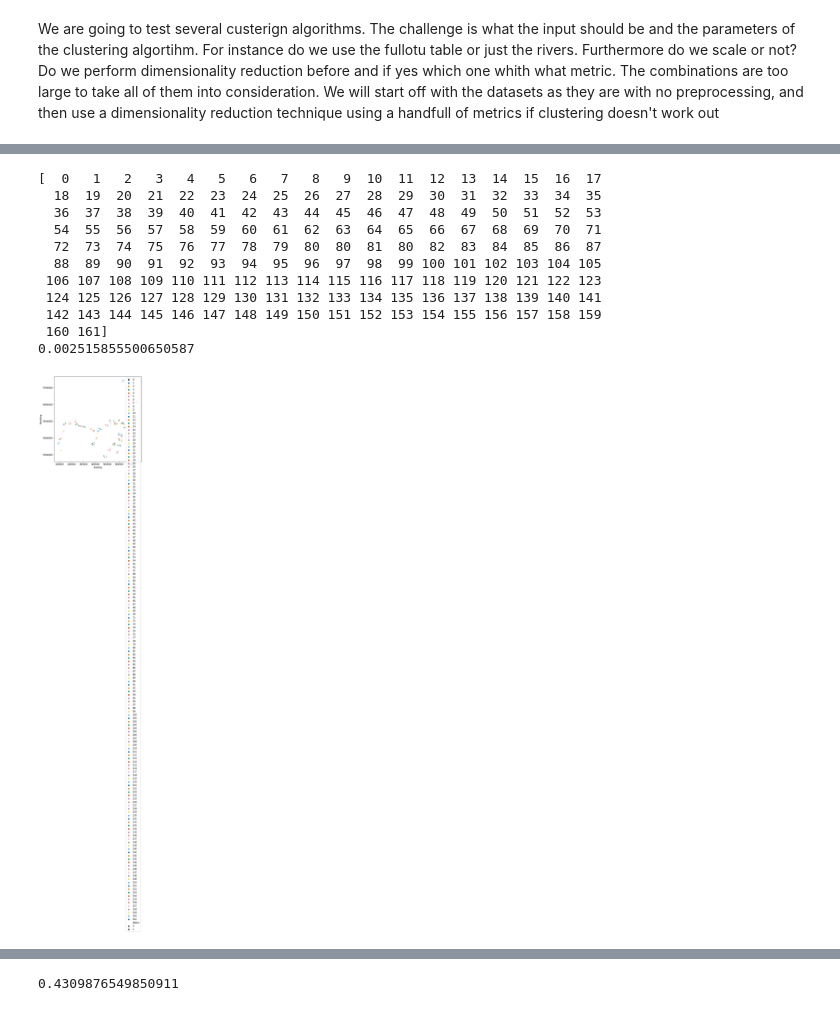
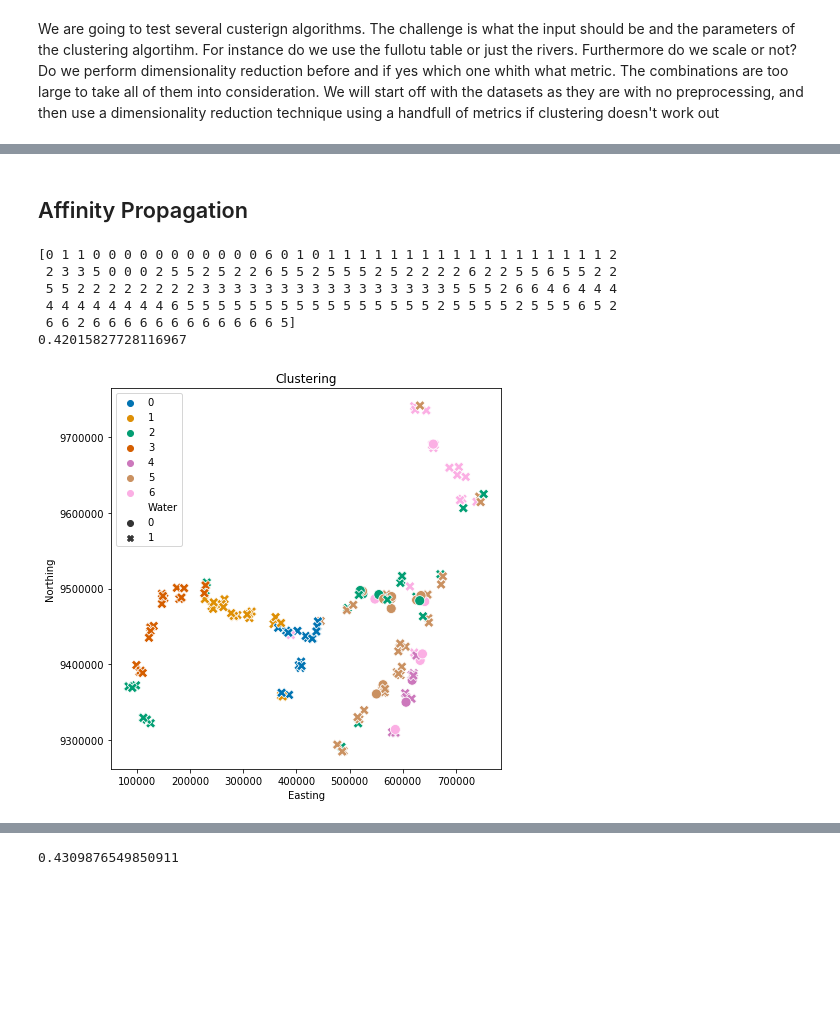
Before and after one commit to adamingas/amazon-rivers, a Jupyter notebook: UML.ipynb, the cells around one changed output, grey strips where cells are left out. Cells and saved outputs as stored; diff of their text form; code cells hidden in the pictures; blank space fills up the shorter version.

```diff
--- a/UML.ipynb
+++ b/UML.ipynb
@@ -245,8 +234,18 @@ def add_jitter(arr):
     stdev = .01*(max(arr)-min(arr))
     return arr + np.random.randn(len(arr)) * stdev
 # %%
-def cluster_on_map(labels):
+def cluster_on_map(labels,title= "Clustering",**kwargs):
     plt.subplots(figsize = (7,7))
     X,Y = (add_jitter(wwfdf.Easting), add_jitter(wwfdf.Northing))
-    sns.scatterplot(x= X,y=Y,
-                    hue=labels,palette=[(0,0,0)]+sns.color_palette("colorblind", labels.max()),style=wwfdf.Water,s=100)
+    if labels.min() == -1:
+        sns.scatterplot(x= X,y=Y,hue=labels,palette=[(0,0,0)]+
+                        sns.color_palette("colorblind", np.unique(labels).shape[0]-1),
+                        style=wwfdf.Water,s=100,title=title)
+        plt.title(title)
+    if labels.min() ==0:
+        sns.scatterplot(x= X,y=Y,hue=labels,palette=
+                        sns.color_palette("colorblind", np.unique(labels).shape[0]),
+                        style=wwfdf.Water,s=100)
+        plt.title(title)
+    if kwargs.get("fname"):
+        plt.savefig(fname ="docs/images/"+kwargs["fname"],dpi = 300 )
@@ -253,19 +296,16 @@ def cluster_on_map(labels):
+# %% [markdown]
+## Affinity Propagation
 # %%
-affinitylabels=sklearn.cluster.AffinityPropagation(preference=-10,damping=0.5).fit_predict(riverdfCssLog)#X_bio.samples.to_numpy())
+affinitylabels=sklearn.cluster.AffinityPropagation(preference=-7000,damping=0.6).fit_predict(riverdfCssLog)#X_bio.samples.to_numpy())
 print(affinitylabels)
 print(metrics.adjusted_rand_score(wwfdf.Area_group, affinitylabels))
 cluster_on_map(affinitylabels)
 #sns.scatterplot(x= wwfdf.Easting,y=wwfdf.Northing,hue=affinitylabels,palette=sns.color_palette("husl", affinitylabels.max()+1))
 # %% [output]
-[  0   1   2   3   4   5   6   7   8   9  10  11  12  13  14  15  16  17
-  18  19  20  21  22  23  24  25  26  27  28  29  30  31  32  33  34  35
-  36  37  38  39  40  41  42  43  44  45  46  47  48  49  50  51  52  53
-  54  55  56  57  58  59  60  61  62  63  64  65  66  67  68  69  70  71
-  72  73  74  75  76  77  78  79  80  80  81  80  82  83  84  85  86  87
-  88  89  90  91  92  93  94  95  96  97  98  99 100 101 102 103 104 105
- 106 107 108 109 110 111 112 113 114 115 116 117 118 119 120 121 122 123
- 124 125 126 127 128 129 130 131 132 133 134 135 136 137 138 139 140 141
- 142 143 144 145 146 147 148 149 150 151 152 153 154 155 156 157 158 159
- 160 161]
-0.002515855500650587
+[0 1 1 0 0 0 0 0 0 0 0 0 0 0 6 0 1 0 1 1 1 1 1 1 1 1 1 1 1 1 1 1 1 1 1 1 2
+ 2 3 3 5 0 0 0 2 5 5 2 5 2 2 6 5 5 2 5 5 5 2 5 2 2 2 2 6 2 2 5 5 6 5 5 2 2
+ 5 5 2 2 2 2 2 2 2 2 3 3 3 3 3 3 3 3 3 3 3 3 3 3 3 3 5 5 5 2 6 6 4 6 4 4 4
+ 4 4 4 4 4 4 4 4 6 5 5 5 5 5 5 5 5 5 5 5 5 5 5 5 5 2 5 5 5 5 2 5 5 5 6 5 2
+ 6 6 2 6 6 6 6 6 6 6 6 6 6 6 6 5]
+0.42015827728116967
-[figure, old version]
+[figure, new version]
```
Also changed, not shown: parts of 13 cells of this notebook, 30 other files.
